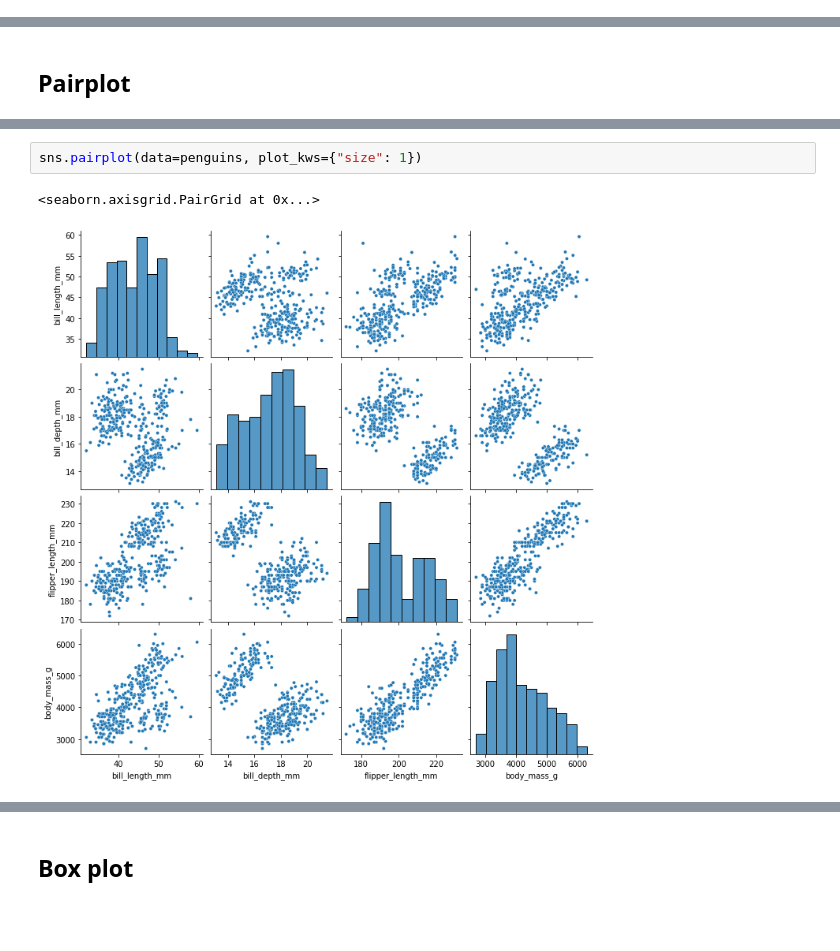
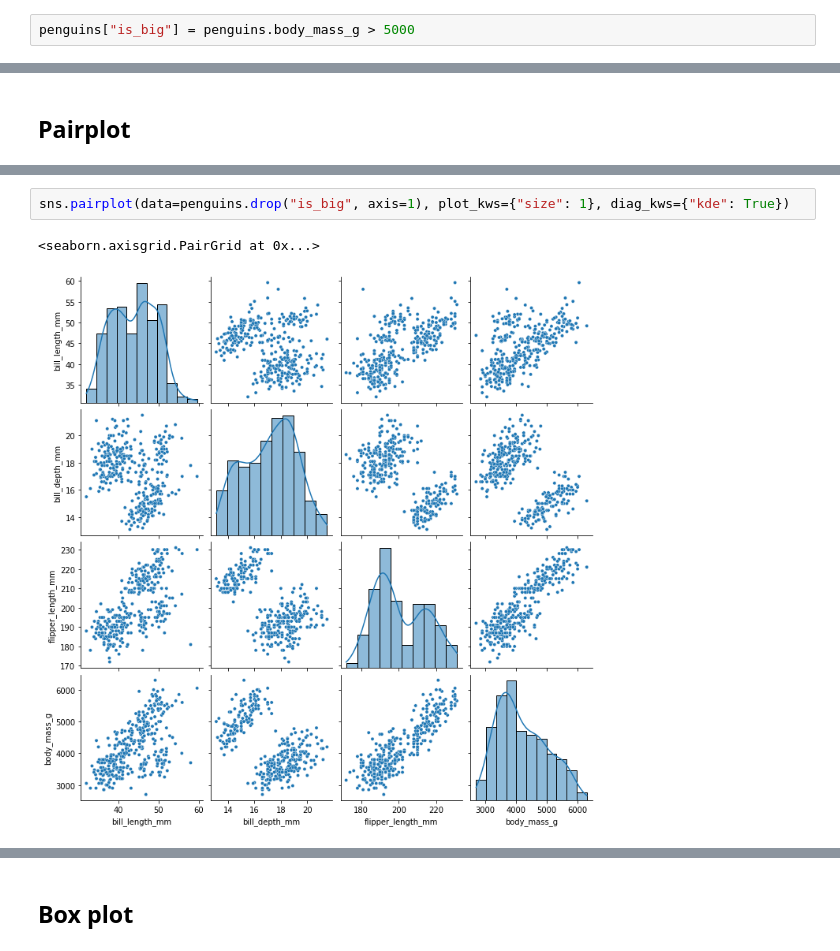
Before and after one commit to Ironhack-Data-Madrid-Enero-2021/Classroom-Materials, a Jupyter notebook: week_02/04-visualization.ipynb, the cells around one changed output, grey strips where cells are left out. Saved outputs shown, nothing was run; the diff lists cells and outputs as text; blank space fills up the shorter version.

```diff
--- a/week_02/04-visualization.ipynb
+++ b/week_02/04-visualization.ipynb
@@ -462,3 +523,5 @@ penguins.corr()
 | bill_depth_mm | -0.235053 | 1.000000 | -0.583851 | -0.471916 |
 | flipper_length_mm | 0.656181 | -0.583851 | 1.000000 | 0.871202 |
 | body_mass_g | 0.595110 | -0.471916 | 0.871202 | 1.000000 |
+# %%
+penguins["is_big"] = penguins.body_mass_g > 5000
@@ -556,5 +715,5 @@ Useful two see several numerical variables!
 # %%
-sns.pairplot(data=penguins, plot_kws={"size": 1})
+sns.pairplot(data=penguins.drop("is_big", axis=1), plot_kws={"size": 1}, diag_kws={"kde": True})
 # %% [output]
 <seaborn.axisgrid.PairGrid at 0x...>
-[figure, old version]
+[figure, new version]
```
Also changed, not shown: parts of 35 cells of this notebook.
